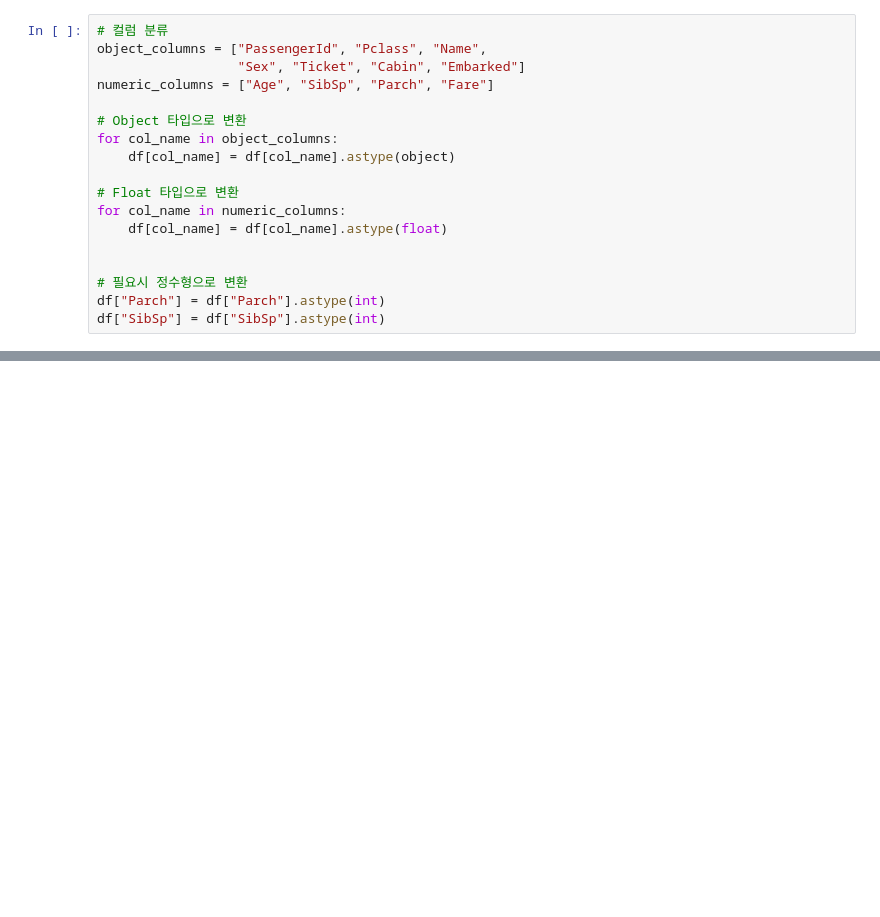
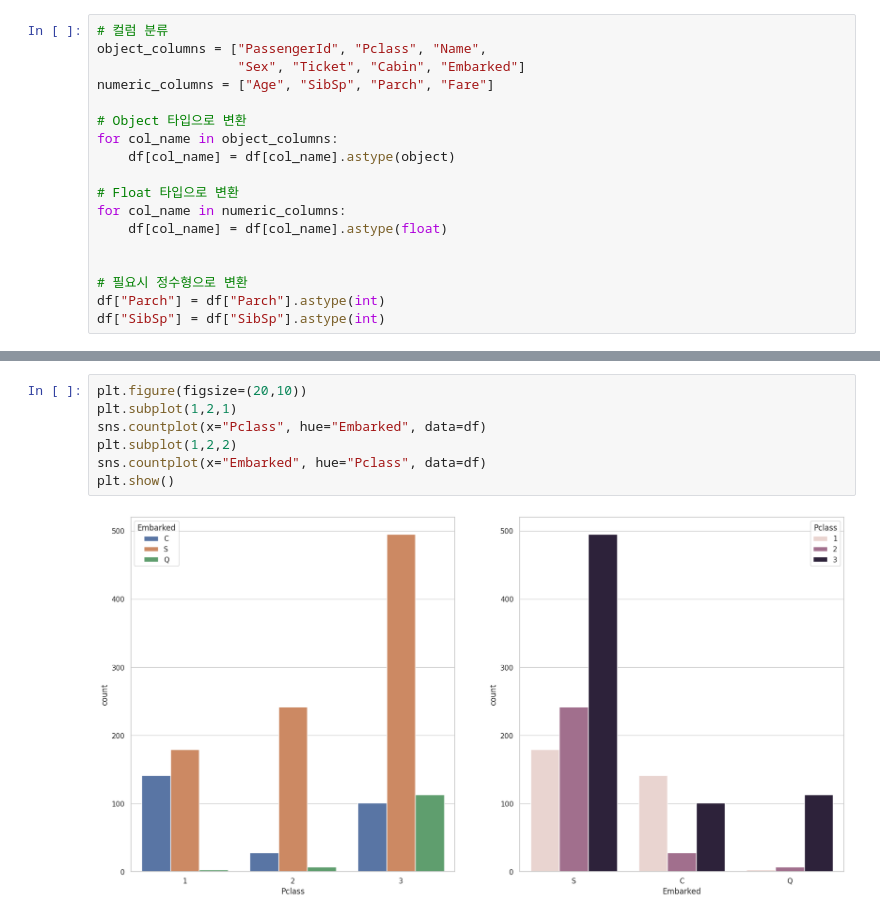
Before and after one commit to WaltDev29/Course_AI_Data_Preprocessing, a Jupyter notebook: Python/1120/05_titanic.ipynb, the cells around one changed output, grey strips where cells are left out. Drawn from its saved outputs; the diff is of its cells as text; blank space fills up the shorter version.

```diff
--- a/Python/1120/05_titanic.ipynb
+++ b/Python/1120/05_titanic.ipynb
@@ -237,3 +263,12 @@ for col_name in temp_columns:
 [figure]
 [figure]
 [figure]
+# %%
+plt.figure(figsize=(20,10))
+plt.subplot(1,2,1)
+sns.countplot(x="Pclass", hue="Embarked", data=df)
+plt.subplot(1,2,2)
+sns.countplot(x="Embarked", hue="Pclass", data=df)
+plt.show()
+# %% [output]
+[figure, added]
```
Also changed, not shown: parts of 14 cells of this notebook, 6 other files.
